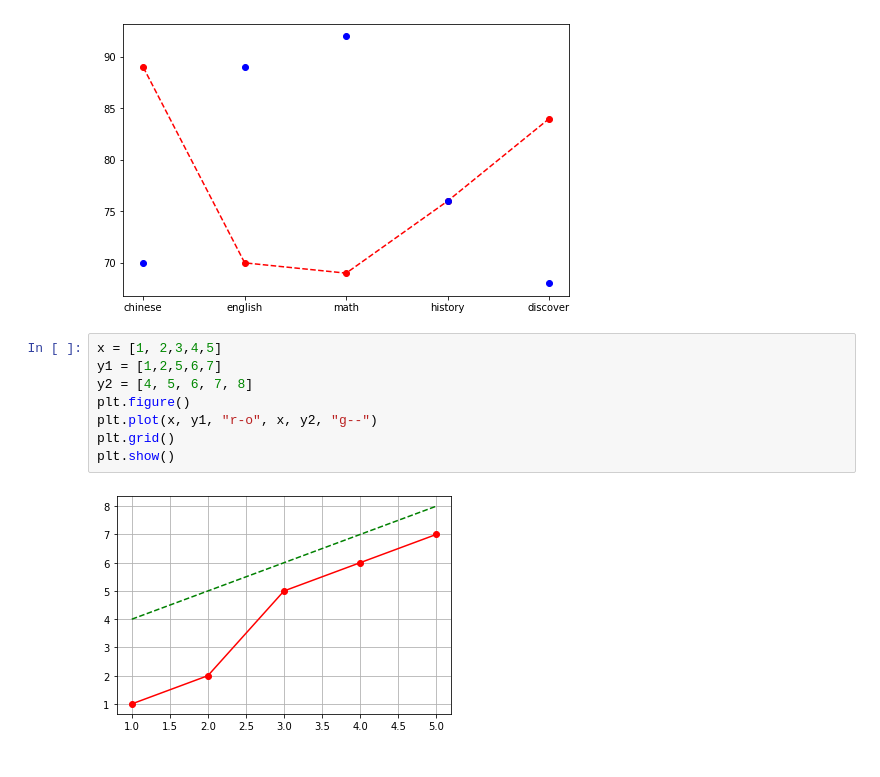
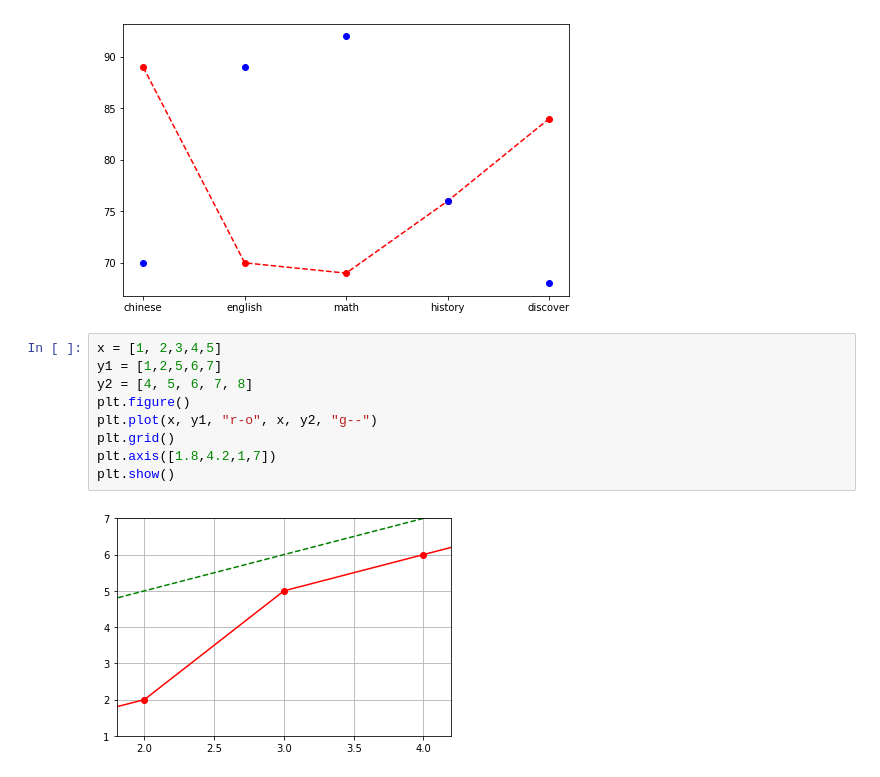
Before and after one commit to roberthsu2003/PythonForDataAnalysis, a Jupyter notebook: 星期13/lesson11_1.ipynb, the cells around one changed output. Saved outputs shown, nothing was run; the diff lists cells and outputs as text.

```diff
--- a/星期13/lesson11_1.ipynb
+++ b/星期13/lesson11_1.ipynb
@@ -19,10 +19,11 @@ plt.show()
 # %%
 x = [1, 2,3,4,5]
 y1 = [1,2,5,6,7]
 y2 = [4, 5, 6, 7, 8]
 plt.figure()
 plt.plot(x, y1, "r-o", x, y2, "g--")
 plt.grid()
+plt.axis([1.8,4.2,1,7])
 plt.show()
 # %% [output]
-[figure, old version]
+[figure, new version]
```
Also changed, not shown: parts of 1 cell of this notebook, 1 other file.
